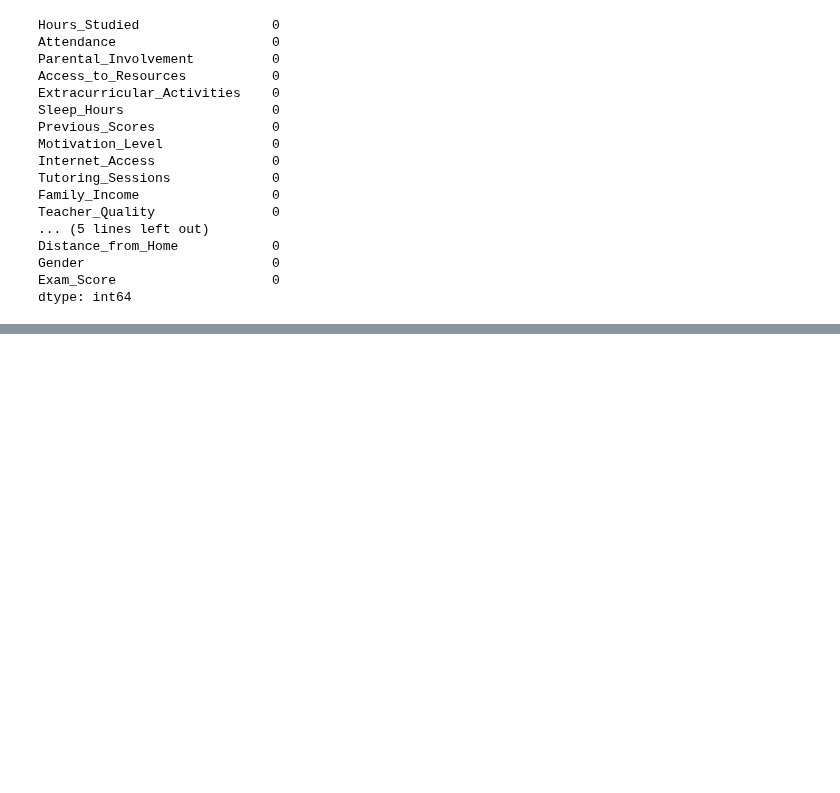
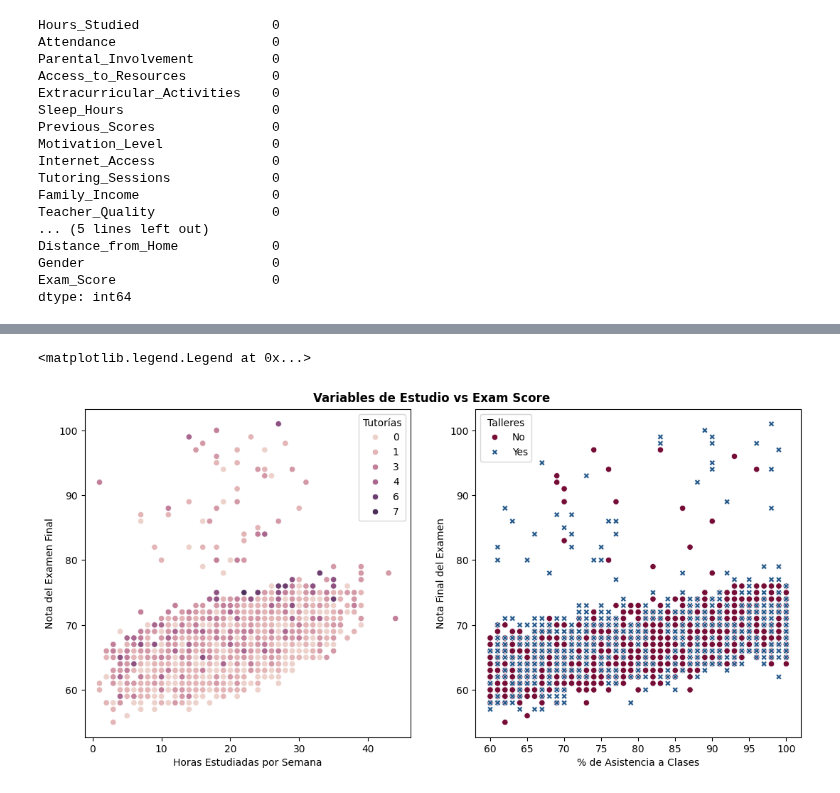
Before and after one commit to christianV1zcardo/Proyecto_Students_Performance_EDA, a Jupyter notebook: eda_study_perf.ipynb, the cells around one changed output, grey strips where cells are left out. Saved outputs shown, nothing was run; the diff lists cells and outputs as text; code cells hidden in the pictures; blank space fills up the shorter version.

```diff
--- a/eda_study_perf.ipynb
+++ b/eda_study_perf.ipynb
@@ -146,0 +149,27 @@ axes[1][1].set(ylabel='N° de Alumnos', xlabel='')
+# %%
+# Relaciones con el Exam_score
+
+# Creación de la figura y axis
+fig, axes = plt.subplots(1,2, figsize=(13,6))
+
+# Datos de título del Fig
+fig.suptitle('Variables de Estudio vs Exam Score', fontweight='bold',
+             y=0.92)
+
+# Gráfico 1 - Horas de Estudio vs Nota Final
+sns.scatterplot(data=df, x='Hours_Studied', y='Exam_Score',
+            hue='Tutoring_Sessions' ,ax=axes[0])
+axes[0].set(xlabel='Horas Estudiadas por Semana',
+            ylabel='Nota del Examen Final')
+axes[0].legend(title='Tutorías', loc='upper right')
+
+# Gráfico 2 - Attendance vs Nota Final
+sns.scatterplot(data=df, x='Attendance', y='Exam_Score',
+                style='Extracurricular_Activities',
+                hue='Extracurricular_Activities',
+                palette=['#750D37', '#235789'])
+axes[1].set(xlabel='% de Asistencia a Clases', ylabel='Nota Final del Examen')
+axes[1].legend(title='Talleres')
+# %% [output]
+<matplotlib.legend.Legend at 0x...>
+[figure, added]
```
Also changed, not shown: parts of 1 cell of this notebook, 1 other file.
